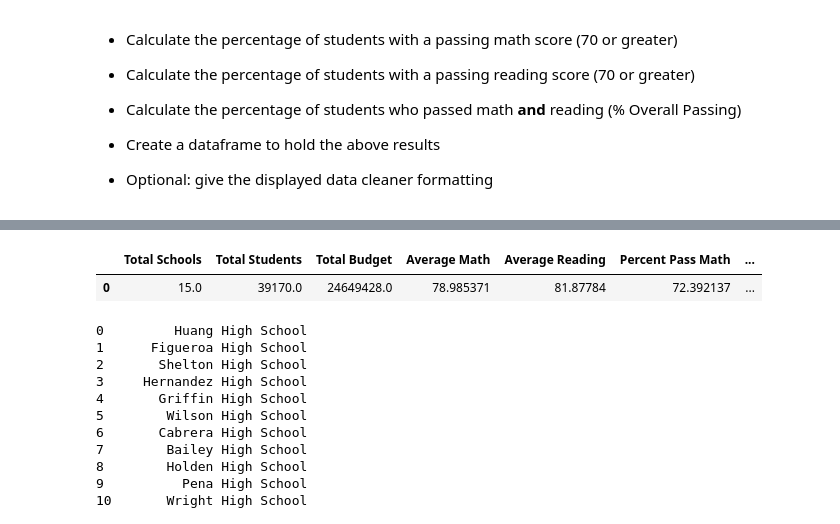
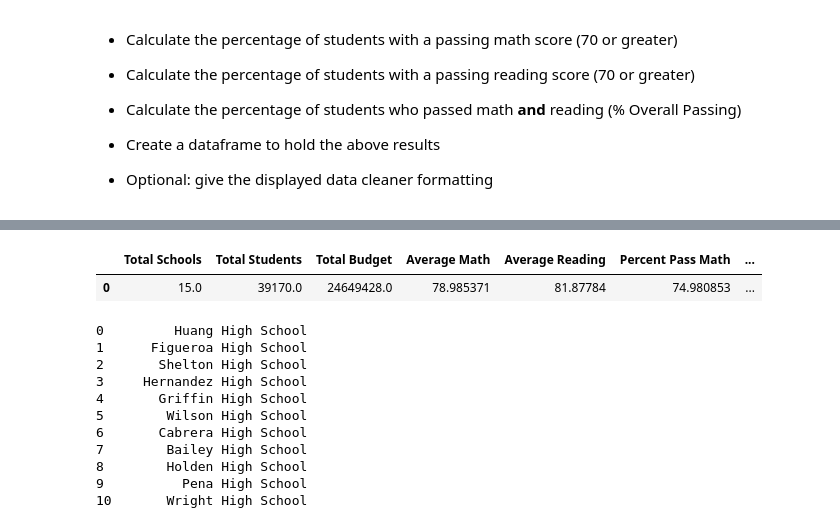
Before and after one commit to nsommerf/pandas, a Jupyter notebook: PyCitySchools_starter.ipynb, the cells around one changed output, grey strips where cells are left out. Saved outputs shown, nothing was run; the diff lists cells and outputs as text; code cells hidden in the pictures.

```diff
--- a/PyCitySchools_starter.ipynb
+++ b/PyCitySchools_starter.ipynb
@@ -58,32 +40,39 @@ school_data_complete.head()
 # %%
-# school_data_complete.head()
-percent_math = 0
-percent_read = 0
-percent_both = 0
+# Get the school names
 school_names = school_data['school_name']
+#set up the summary dataframe needed
 district_sum = pd.DataFrame(columns = ['Total Schools', 'Total Students', 'Total Budget',
                                                 'Average Math', 'Average Reading', 'Percent Pass Math',
                                                 'Percent Pass Reading', 'Percent Pass Overall'])
+#get the data needed
 total_schools = len(school_names)
 total_students = school_data['size'].sum()
 total_budget = school_data['budget'].sum()
 # avg_math = sum(school_data_complete["math_score"])/len(school_data_complete["math_score"])
 # avg_read = sum(school_data_complete["reading_score"])/len(school_data_complete["reading_score"])
 avg_math = school_data_complete["math_score"].mean()
 avg_read = school_data_complete["reading_score"].mean()
-for index, row in school_data_complete.iterrows():
-    if (row["math_score"] > 70):
-        percent_math = percent_math + 1
-    if (row["reading_score"] > 70):
-        percent_read = percent_read + 1
-    if (row["math_score"] > 70) & (row["reading_score"] > 70):
-        percent_both = percent_both + 1
+p_math = school_data_complete.loc[school_data_complete['math_score'] >= 70, :]
+p_read = school_data_complete.loc[school_data_complete['reading_score'] >= 70, :]
+p_both = school_data_complete.loc[(school_data_complete['reading_score'] >= 70) &
+                                        (school_data_complete['math_score'] >= 70), :]
+percent_math = p_math['math_score'].count()
+percent_read = p_read['reading_score'].count()
+percent_both = p_both['math_score'].count()
+# tried first with loop and found more efficient way
+#for index, row in school_data_complete.iterrows():
+#    if (row["math_score"] > 70):
+#        percent_math = percent_math + 1
+#    if (row["reading_score"] > 70):
+#        percent_read = percent_read + 1
+#    if (row["math_score"] > 70) & (row["reading_score"] > 70):
+#        percent_both = percent_both + 1
 district_sum.loc[0] = [total_schools, total_students, total_budget, avg_math, avg_read, percent_math*100/total_students,
                 percent_read*100/total_students, percent_both*100/total_students]
 district_sum
 # %% [output]
 |  | Total Schools | Total Students | Total Budget | Average Math | Average Reading | Percent Pass Math | ... |
-| 0 | 15.0 | 39170.0 | 24649428.0 | 78.985371 | 81.87784 | 72.392137 | ... |
+| 0 | 15.0 | 39170.0 | 24649428.0 | 78.985371 | 81.87784 | 74.980853 | ... |
 # %%
 school_names
 # %% [output]
```
Also changed, not shown: parts of 8 cells of this notebook, 1 other file.
